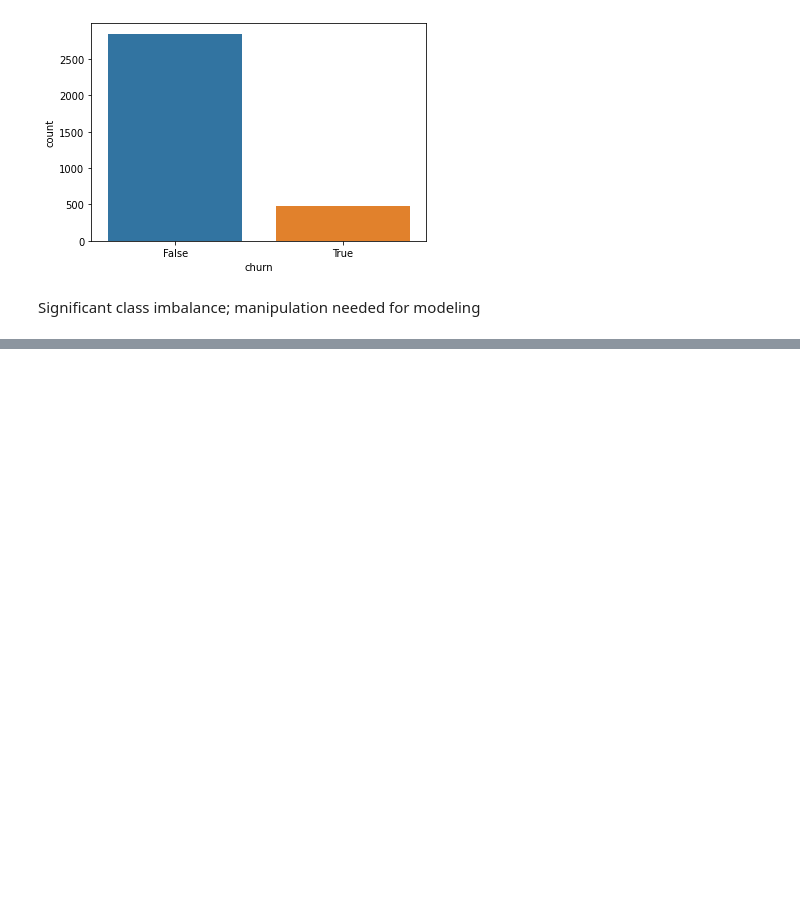
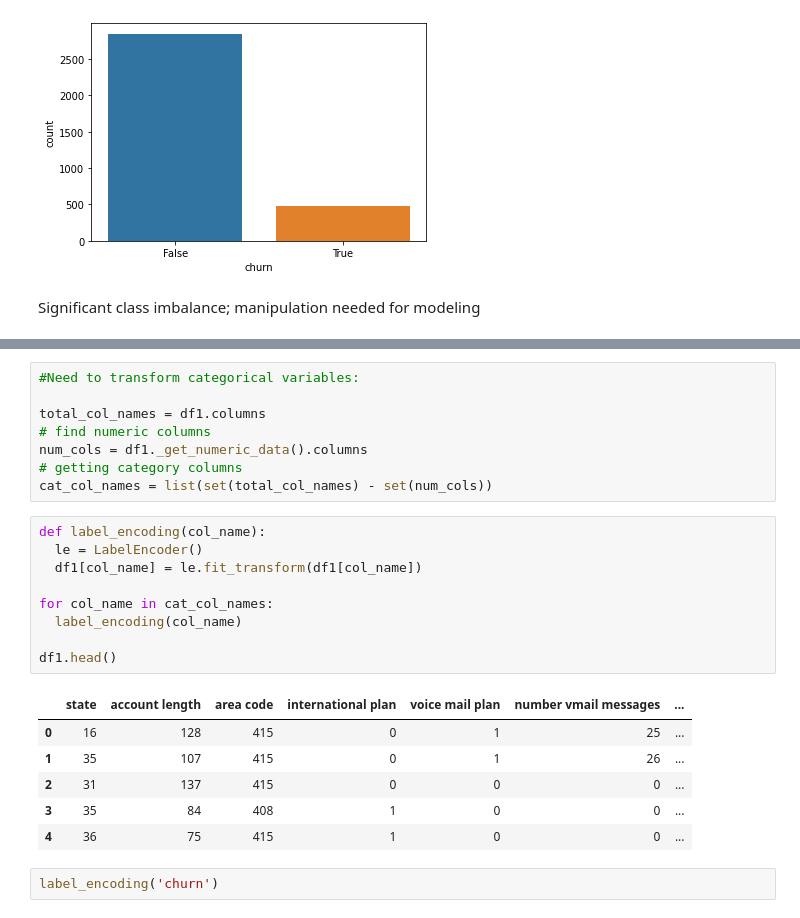
Before and after one commit to yehcolum/Customer-Churn-Classification-Model1, a Jupyter notebook: Customer Churn Classification Model.ipynb, the cells around one changed output, grey strips where cells are left out. Cells and saved outputs as stored; diff of their text form; blank space fills up the shorter version.

```diff
--- a/Customer Churn Classification Model.ipynb
+++ b/Customer Churn Classification Model.ipynb
@@ -56,0 +96,26 @@ Significant class imbalance; manipulation needed for modeling
+# %%
+#Need to transform categorical variables:
+
+total_col_names = df1.columns
+# find numeric columns
+num_cols = df1._get_numeric_data().columns
+# getting category columns
+cat_col_names = list(set(total_col_names) - set(num_cols))
+# %%
+def label_encoding(col_name):
+  le = LabelEncoder()
+  df1[col_name] = le.fit_transform(df1[col_name])
+
+for col_name in cat_col_names:
+  label_encoding(col_name)
+
+df1.head()
+# %% [output]
+|  | state | account length | area code | international plan | voice mail plan | number vmail messages | ... |
+| 0 | 16 | 128 | 415 | 0 | 1 | 25 | ... |
+| 1 | 35 | 107 | 415 | 0 | 1 | 26 | ... |
+| 2 | 31 | 137 | 415 | 0 | 0 | 0 | ... |
+| 3 | 35 | 84 | 408 | 1 | 0 | 0 | ... |
+| 4 | 36 | 75 | 415 | 1 | 0 | 0 | ... |
+# %%
+label_encoding('churn')
```
Also changed, not shown: parts of 7 cells of this notebook.
